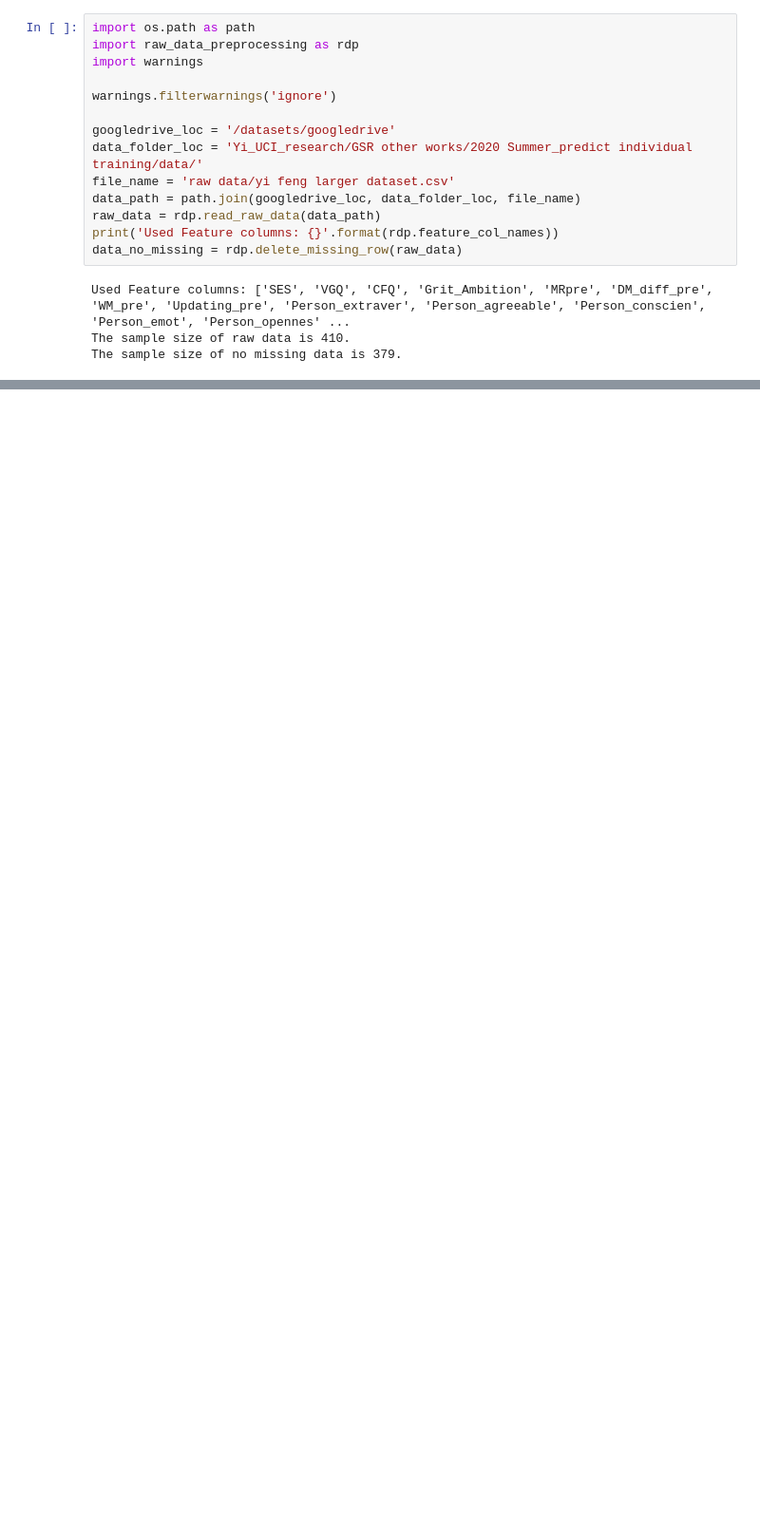
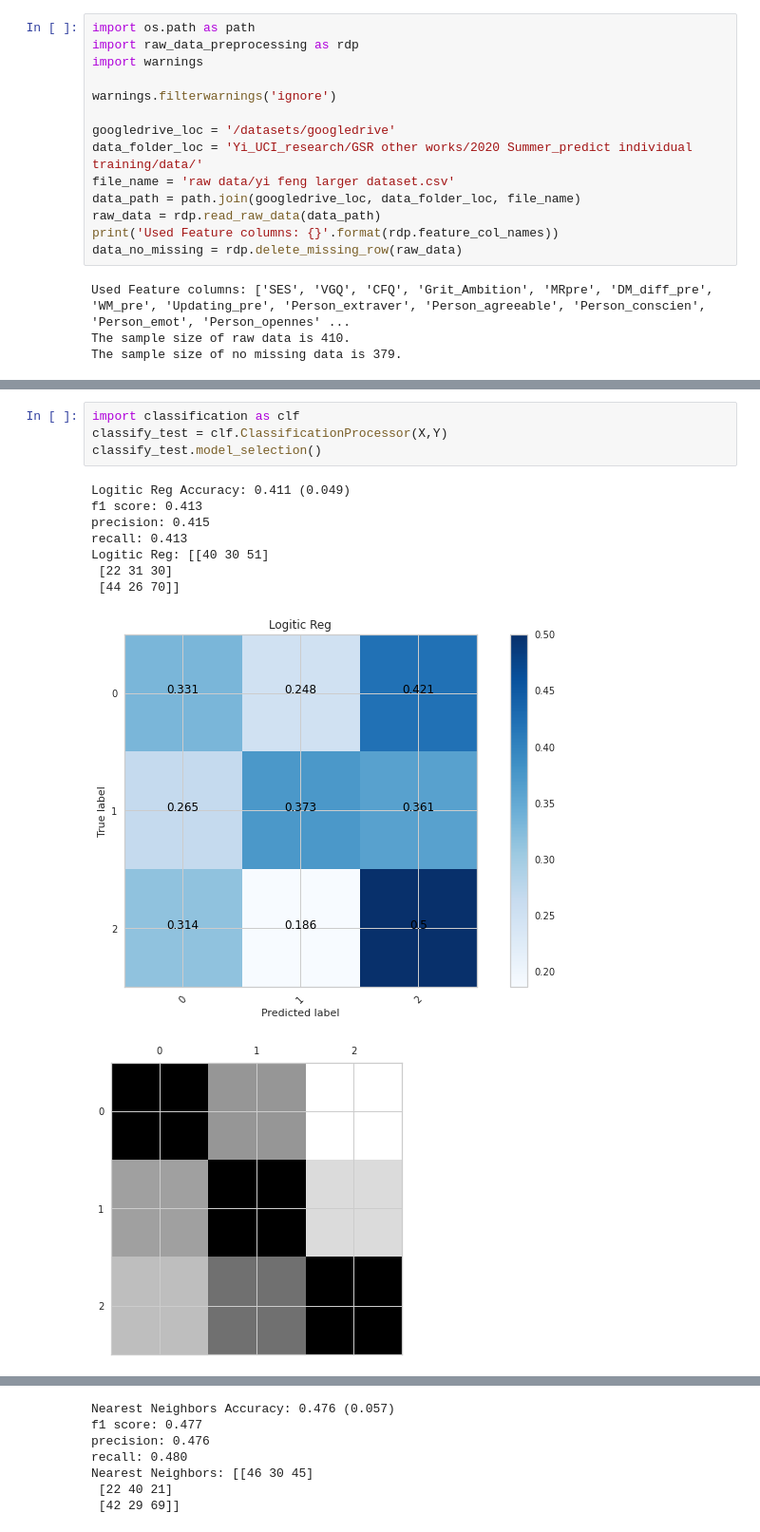
Before and after one commit to YiFeng/IndividualDifference, a Jupyter notebook: individual_differences_ml.ipynb, the cells around one changed output, grey strips where cells are left out. Shown: that part at 95% size. Saved outputs shown, nothing was run; the diff lists cells and outputs as text; blank space fills up the shorter version.

Commit message:
add model selection for classification

```diff
--- a/individual_differences_ml.ipynb
+++ b/individual_differences_ml.ipynb
@@ -174,0 +133,14 @@ The F test result for Person_emot: f:0.335, p:0.715
+# %%
+import classification as clf
+classify_test = clf.ClassificationProcessor(X,Y)
+classify_test.model_selection()
+# %% [output]
+Logitic Reg Accuracy: 0.411 (0.049)
+f1 score: 0.413
+precision: 0.415
+recall: 0.413
+Logitic Reg: [[40 30 51]
+ [22 31 30]
+ [44 26 70]]
+[figure, added]
+[figure, added]
@@ -174,0 +148,7 @@ The F test result for Person_emot: f:0.335, p:0.715
+Nearest Neighbors Accuracy: 0.476 (0.057)
+f1 score: 0.477
+precision: 0.476
+recall: 0.480
+Nearest Neighbors: [[46 30 45]
+ [22 40 21]
+ [42 29 69]]
```
Also changed, not shown: parts of 8 cells of this notebook, 3 other files.
